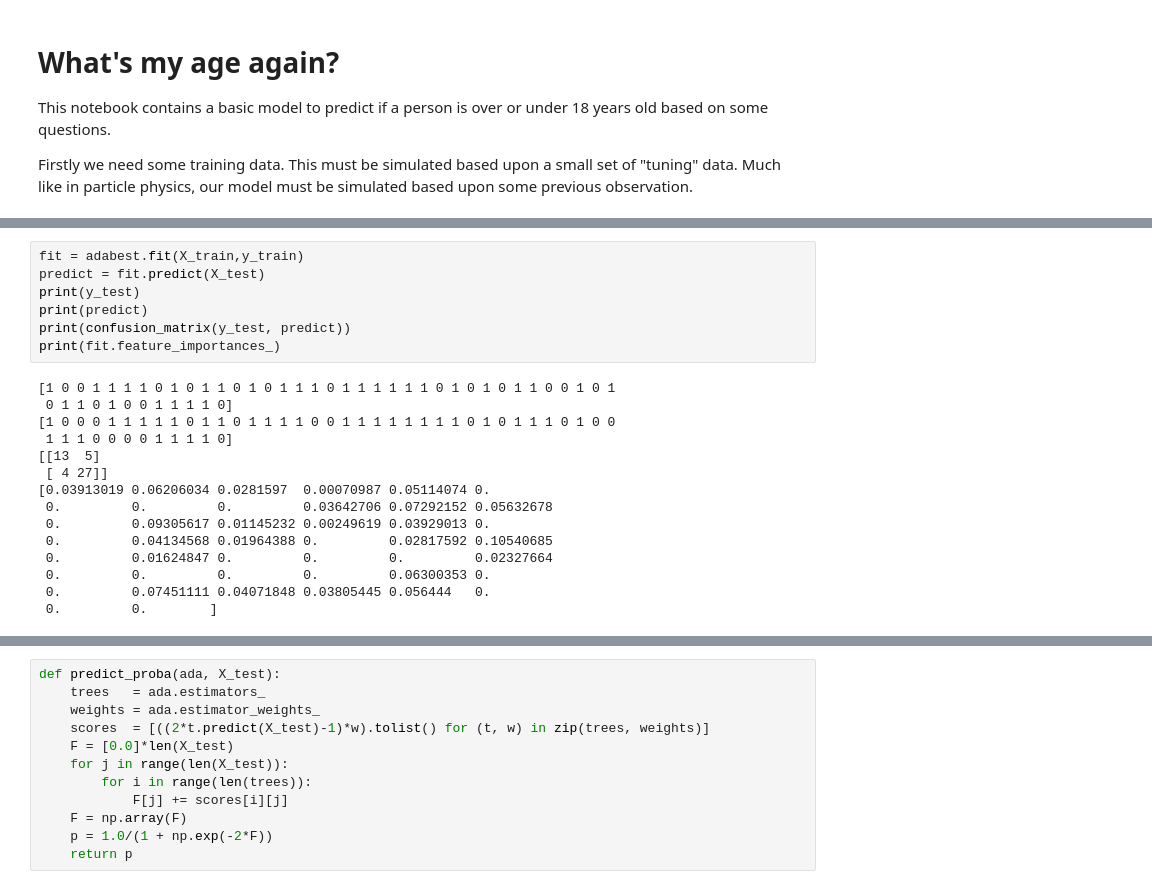
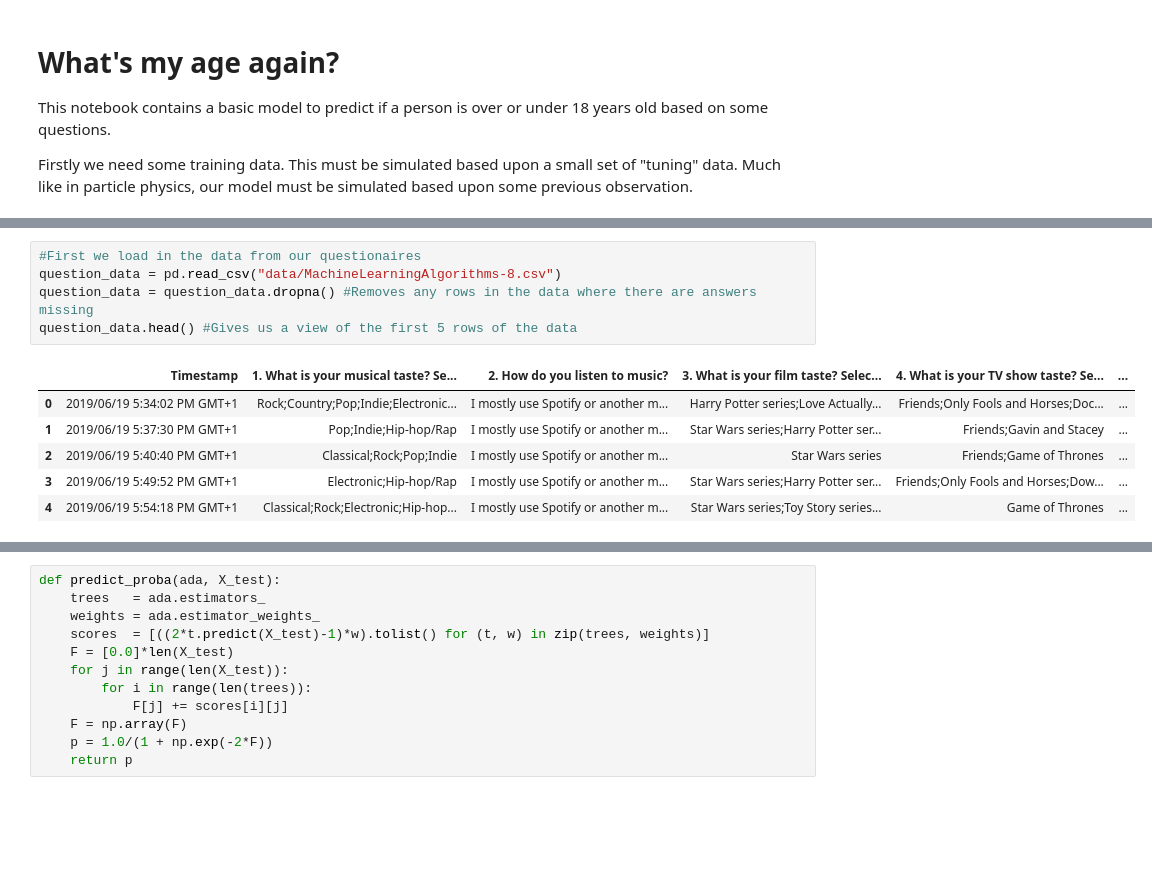
Before and after one commit to lewiswilkins/whats-my-age-again, a Jupyter notebook: whats_my_age_again.ipynb, the cells around one changed output, grey strips where cells are left out. Saved outputs shown, nothing was run; the diff lists cells and outputs as text; blank space fills up the shorter version.

```diff
--- a/whats_my_age_again.ipynb
+++ b/whats_my_age_again.ipynb
@@ -413,22 +23,12 @@ save to u18.pkl
-# %%
-fit = adabest.fit(X_train,y_train)
-predict = fit.predict(X_test)
-print(y_test)
-print(predict)
-print(confusion_matrix(y_test, predict))
-print(fit.feature_importances_)
-# %% [output]
-[1 0 0 1 1 1 1 0 1 0 1 1 0 1 0 1 1 1 0 1 1 1 1 1 1 0 1 0 1 0 1 1 0 0 1 0 1
- 0 1 1 0 1 0 0 1 1 1 1 0]
-[1 0 0 0 1 1 1 1 1 0 1 1 0 1 1 1 1 0 0 1 1 1 1 1 1 1 1 0 1 0 1 1 1 0 1 0 0
- 1 1 1 0 0 0 0 1 1 1 1 0]
-[[13  5]
- [ 4 27]]
-[0.03913019 0.06206034 0.0281597  0.00070987 0.05114074 0.
- 0.         0.         0.         0.03642706 0.07292152 0.05632678
- 0.         0.09305617 0.01145232 0.00249619 0.03929013 0.
- 0.         0.04134568 0.01964388 0.         0.02817592 0.10540685
- 0.         0.01624847 0.         0.         0.         0.02327664
- 0.         0.         0.         0.         0.06300353 0.
- 0.         0.07451111 0.04071848 0.03805445 0.056444   0.
- 0.         0.        ]
+# %%
+#First we load in the data from our questionaires
+question_data = pd.read_csv("data/MachineLearningAlgorithms-8.csv")
+question_data = question_data.dropna() #Removes any rows in the data where there are answers missing
+question_data.head() #Gives us a view of the first 5 rows of the data
+# %% [output]
+|  | Timestamp | 1. What is your musical taste? Se... | 2. How do you listen to music? | 3. What is your film taste? Selec... | 4. What is your TV show taste? Se... | ... |
+| 0 | 2019/06/19 5:34:02 PM GMT+1 | Rock;Country;Pop;Indie;Electronic... | I mostly use Spotify or another m... | Harry Potter series;Love Actually... | Friends;Only Fools and Horses;Doc... | ... |
+| 1 | 2019/06/19 5:37:30 PM GMT+1 | Pop;Indie;Hip-hop/Rap | I mostly use Spotify or another m... | Star Wars series;Harry Potter ser... | Friends;Gavin and Stacey | ... |
+| 2 | 2019/06/19 5:40:40 PM GMT+1 | Classical;Rock;Pop;Indie | I mostly use Spotify or another m... | Star Wars series | Friends;Game of Thrones | ... |
+| 3 | 2019/06/19 5:49:52 PM GMT+1 | Electronic;Hip-hop/Rap | I mostly use Spotify or another m... | Star Wars series;Harry Potter ser... | Friends;Only Fools and Horses;Dow... | ... |
+| 4 | 2019/06/19 5:54:18 PM GMT+1 | Classical;Rock;Electronic;Hip-hop... | I mostly use Spotify or another m... | Star Wars series;Toy Story series... | Game of Thrones | ... |
```
Also changed, not shown: parts of 55 cells of this notebook.
